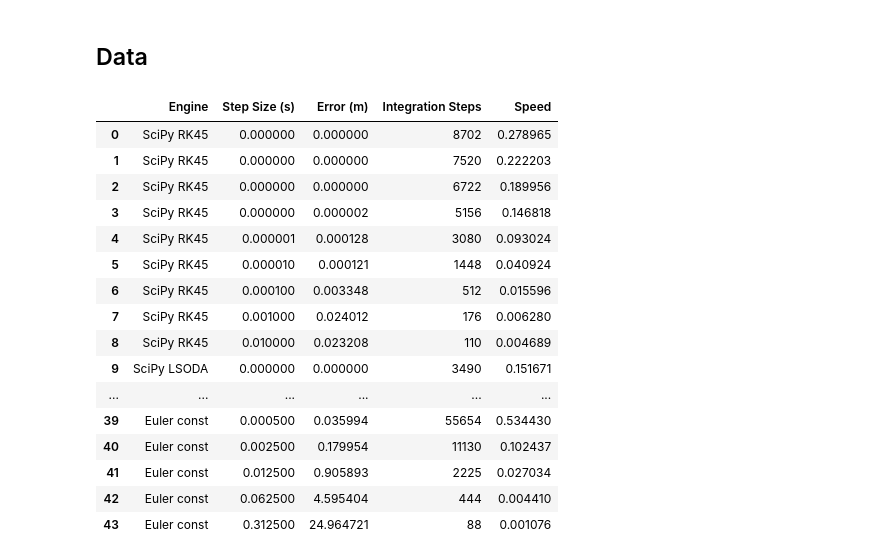
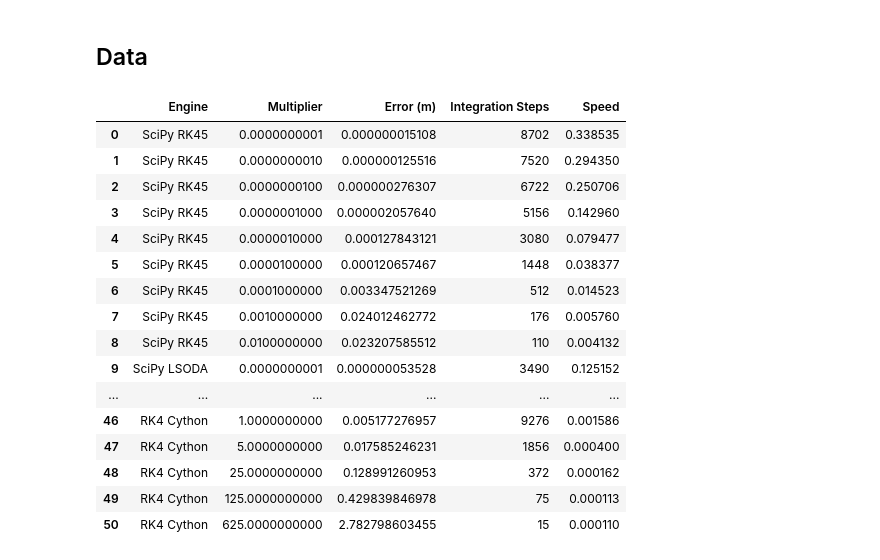
Before and after one commit to o-murphy/py-ballisticcalc, a Jupyter notebook: examples/BenchmarkEngines.ipynb, the cells around one changed output. Cells and saved outputs as stored; diff of their text form; code cells hidden in the pictures.

```diff
--- a/examples/BenchmarkEngines.ipynb
+++ b/examples/BenchmarkEngines.ipynb
@@ -65,13 +65,14 @@ reference_row = reference_trajectory.flag(TrajFlag.ZERO_DOWN)
 reference_distance = reference_row.distance
 reference_distance_meter = reference_distance >> Distance.Meter
 def check_error(hit: HitResult, output: bool = False) -> float:
+    """Error is vertical distance from zero at the reference distance."""
     chkpt = hit.get_at_distance(reference_distance)
     if chkpt is not None:
         chk_x = chkpt.distance >> Distance.Meter
         chk_h = chkpt.height >> Distance.Meter
         chk_err = math.sqrt((chk_x-reference_distance_meter)**2 + chk_h**2)
         if output:
-            print(f'At {chkpt.time}s: ({chk_x}, {chk_h})ft ==> Error = {chk_err:.8f}ft')
+            print(f'At {chkpt.time}s: ({chk_x}, {chk_h})m ==> Error = {chk_err:.8f}m')
         return chk_err
     return float('inf')
 
@@ -489,0 +509,9 @@ TODO
+# %%
+step = 5.0
+multiplier = 1.0/step**2
+while multiplier <= 1000.0:
+    err, count, speed = chk_engine('cythonized_rk4_engine', timeit=True, step_multiplier=multiplier)
+    summary.append(('RK4 Cython', multiplier, err, count, speed))
+    multiplier *= step
+df = pd.DataFrame(summary, columns=['Engine', 'Multiplier', 'Error (m)', 'Integration Steps', 'Speed (s)'])
+df[df.Engine == 'RK4 Cython']
@@ -497,7 +541,7 @@ The poor showing by the velocity Verlet engine is striking but not unexpected: I
 ## Chart
 # %%
 from matplotlib import pyplot as plt
-dfplot = pd.DataFrame(summary, columns=['Engine', 'Step Size (s)', 'Error (m)', 'Integration Steps', 'Speed'])
+dfplot = pd.DataFrame(summary, columns=['Engine', 'Multiplier', 'Error (m)', 'Integration Steps', 'Speed'])
 fig, ax = plt.subplots(figsize=(8, 6))
 for engine, group in dfplot.groupby('Engine'):
     ax.plot(group['Speed'], group['Error (m)'], marker='o', label=engine)
@@ -514,22 +558,22 @@ plt.show()
 # %% [markdown]
 ## Data
 # %%
-display(dfplot.style.format({'Error (ft)': '{:.12f}'}))
+display(dfplot.style.format({'Multiplier': '{:.10f}', 'Error (m)': '{:.12f}'}))
 # %% [output]
-|  | Engine | Step Size (s) | Error (m) | Integration Steps | Speed |
-| 0 | SciPy RK45 | 0.000000 | 0.000000 | 8702 | 0.278965 |
-| 1 | SciPy RK45 | 0.000000 | 0.000000 | 7520 | 0.222203 |
-| 2 | SciPy RK45 | 0.000000 | 0.000000 | 6722 | 0.189956 |
-| 3 | SciPy RK45 | 0.000000 | 0.000002 | 5156 | 0.146818 |
-| 4 | SciPy RK45 | 0.000001 | 0.000128 | 3080 | 0.093024 |
-| 5 | SciPy RK45 | 0.000010 | 0.000121 | 1448 | 0.040924 |
-| 6 | SciPy RK45 | 0.000100 | 0.003348 | 512 | 0.015596 |
-| 7 | SciPy RK45 | 0.001000 | 0.024012 | 176 | 0.006280 |
-| 8 | SciPy RK45 | 0.010000 | 0.023208 | 110 | 0.004689 |
-| 9 | SciPy LSODA | 0.000000 | 0.000000 | 3490 | 0.151671 |
+|  | Engine | Multiplier | Error (m) | Integration Steps | Speed |
+| 0 | SciPy RK45 | 0.0000000001 | 0.000000015108 | 8702 | 0.338535 |
+| 1 | SciPy RK45 | 0.0000000010 | 0.000000125516 | 7520 | 0.294350 |
+| 2 | SciPy RK45 | 0.0000000100 | 0.000000276307 | 6722 | 0.250706 |
+| 3 | SciPy RK45 | 0.0000001000 | 0.000002057640 | 5156 | 0.142960 |
+| 4 | SciPy RK45 | 0.0000010000 | 0.000127843121 | 3080 | 0.079477 |
+| 5 | SciPy RK45 | 0.0000100000 | 0.000120657467 | 1448 | 0.038377 |
+| 6 | SciPy RK45 | 0.0001000000 | 0.003347521269 | 512 | 0.014523 |
+| 7 | SciPy RK45 | 0.0010000000 | 0.024012462772 | 176 | 0.005760 |
+| 8 | SciPy RK45 | 0.0100000000 | 0.023207585512 | 110 | 0.004132 |
+| 9 | SciPy LSODA | 0.0000000001 | 0.000000053528 | 3490 | 0.125152 |
 | ... | ... | ... | ... | ... | ... |
-| 39 | Euler const | 0.000500 | 0.035994 | 55654 | 0.534430 |
-| 40 | Euler const | 0.002500 | 0.179954 | 11130 | 0.102437 |
-| 41 | Euler const | 0.012500 | 0.905893 | 2225 | 0.027034 |
-| 42 | Euler const | 0.062500 | 4.595404 | 444 | 0.004410 |
-| 43 | Euler const | 0.312500 | 24.964721 | 88 | 0.001076 |
+| 46 | RK4 Cython | 1.0000000000 | 0.005177276957 | 9276 | 0.001586 |
+| 47 | RK4 Cython | 5.0000000000 | 0.017585246231 | 1856 | 0.000400 |
+| 48 | RK4 Cython | 25.0000000000 | 0.128991260953 | 372 | 0.000162 |
+| 49 | RK4 Cython | 125.0000000000 | 0.429839846978 | 75 | 0.000113 |
+| 50 | RK4 Cython | 625.0000000000 | 2.782798603455 | 15 | 0.000110 |
```
Also changed, not shown: parts of 22 cells of this notebook, 4 other files.
